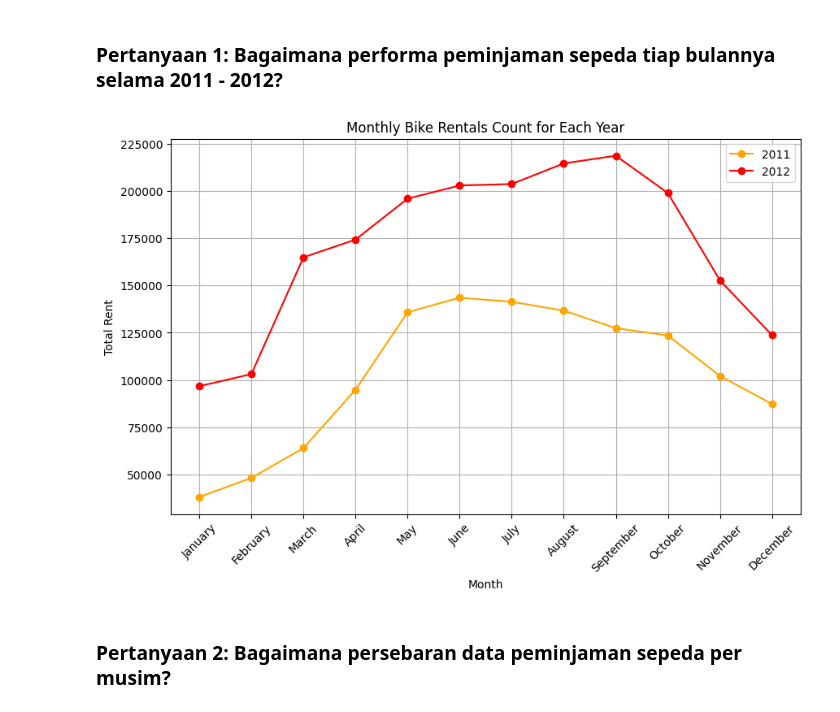
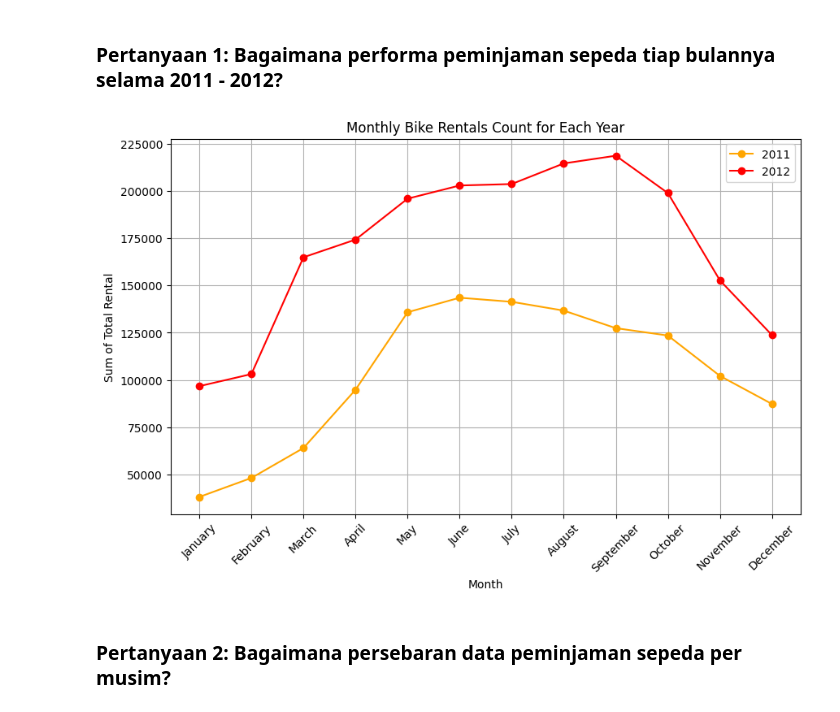
Before and after one commit to meikotrip/submission_belajar_analysis_data_dengan_python, a Jupyter notebook: Proyek_Analisis_Data_Bike_Sharing_Dicoding.ipynb, the cells around one changed output. Cells and saved outputs as stored; diff of their text form; code cells hidden in the pictures.

```diff
--- a/Proyek_Analisis_Data_Bike_Sharing_Dicoding.ipynb
+++ b/Proyek_Analisis_Data_Bike_Sharing_Dicoding.ipynb
@@ -431,35 +431,35 @@ Ada beberapa insight yang kita dapatkan dari exploration data hour_day yang tela
 # Menetapkan data yang digunakan
 monthly_count_per_year_df = hour_day_df.groupby(['yr', 'mnth'])['cnt'].sum().reset_index()
 
 # Membagi data berdasarkan tahun
 df_2011 = monthly_count_per_year_df[monthly_count_per_year_df['yr'] == 2011]
 df_2012 = monthly_count_per_year_df[monthly_count_per_year_df['yr'] == 2012]
 
 # Melakukan plot data
 plt.figure(figsize=(10, 6))
 plt.plot(df_2011['mnth'], df_2011['cnt'], marker="o", label='2011', color='orange')
 plt.plot(df_2012['mnth'], df_2012['cnt'], marker="o", label='2012', color='red')
 
 # Memberi label pada sumbu x dan y
 plt.xlabel('Month')
-plt.ylabel('Total Rent')
+plt.ylabel('Sum of Total Rental')
 
 # Memberikan rotasi sebesar 45 derajat ticks sumbu x
 plt.xticks(rotation=45)
 
 # Memberikan judul pada plot
 plt.title('Monthly Bike Rentals Count for Each Year')
 
 # Menambahkan legend terhadap label yang telah didefinisikan
 plt.legend()
 
 # Mengaplikasikan grid pada plot
 plt.grid()
 
 # Menampilkan plot
 plt.show()
 # %% [output]
-[figure, old version]
+[figure, new version]
 # %% [markdown]
 ### Pertanyaan 2: Bagaimana persebaran data peminjaman sepeda per musim?
 # %%
```
Also changed, not shown: parts of 6 cells of this notebook, 2 other files.
